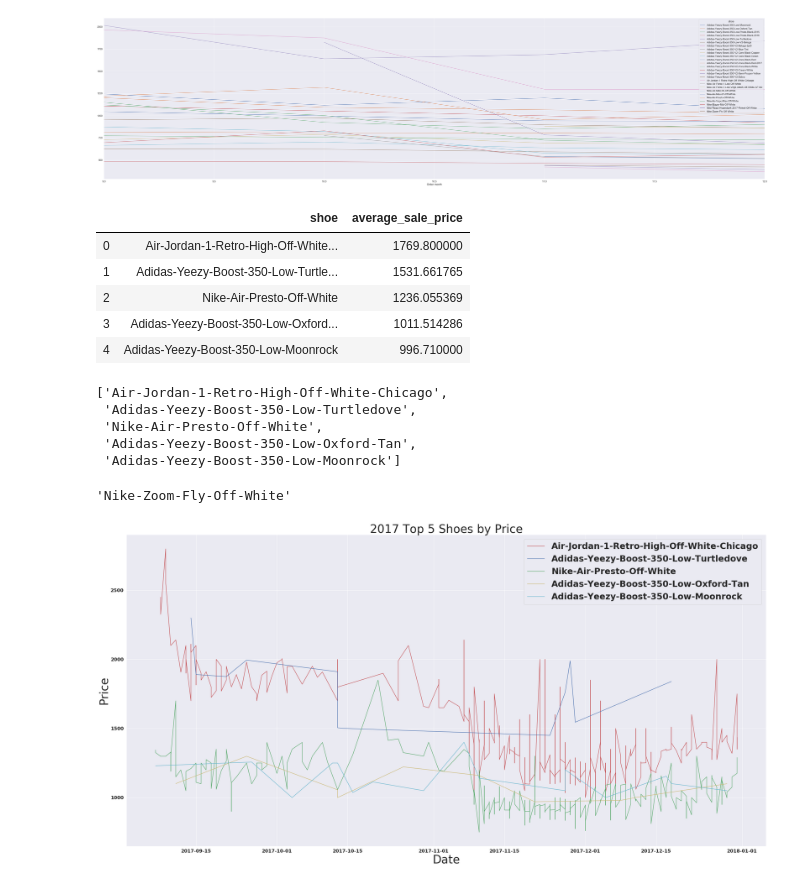
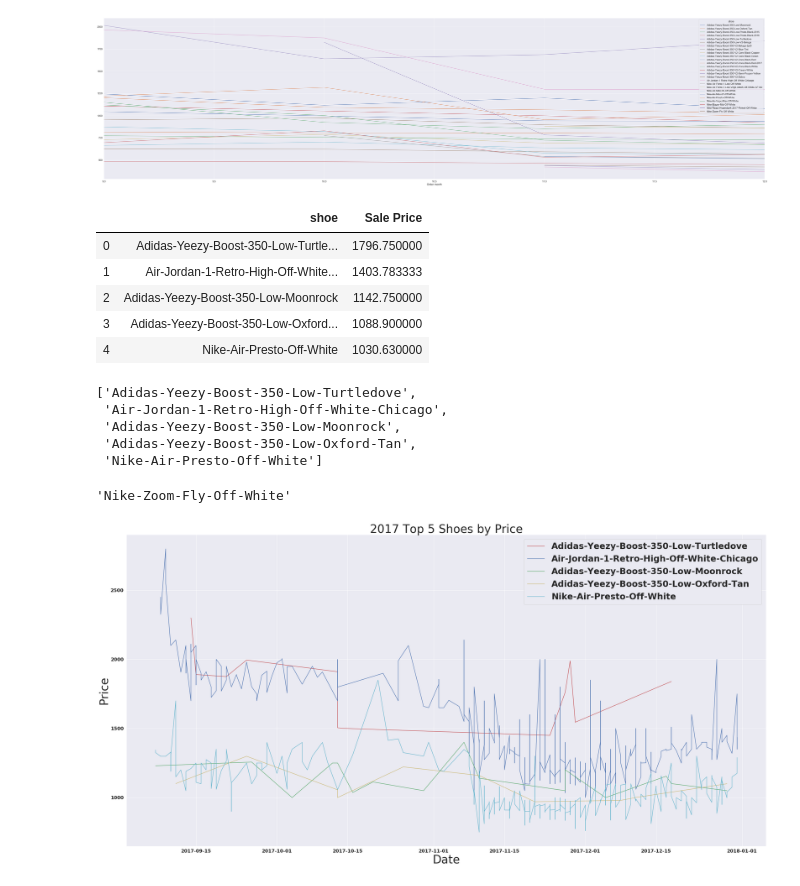
Before and after one commit to brandonmojica/stockx_price_predict, a Jupyter notebook: notebooks/stockx_price_predict.ipynb, the cells around one changed output. Cells and saved outputs as stored; diff of their text form; code cells hidden in the pictures.

```diff
--- a/notebooks/stockx_price_predict.ipynb
+++ b/notebooks/stockx_price_predict.ipynb
@@ -1142,18 +1142,18 @@ stockx_2017.groupby(['Order month','shoe']).mean()['Sale Price'].unstack().plot(
 <matplotlib.axes._subplots.AxesSubplot at 0x...>
 [figure]
 # %%
-top_shoes_sold_average_2017 = stockx_2017.groupby('shoe')['average_sale_price'].max().sort_values(ascending=False)
+top_shoes_sold_average_2017 = stockx_2017.groupby('shoe')['Sale Price'].mean().sort_values(ascending=False)
 # %%
 top_shoes_sold_average_2017_df = top_shoes_sold_average_2017.to_frame().reset_index()
 # %%
 top_shoes_sold_average_2017_df.iloc[0:5]
 # %% [output]
-|  | shoe | average_sale_price |
-| 0 | Air-Jordan-1-Retro-High-Off-White... | 1769.800000 |
-| 1 | Adidas-Yeezy-Boost-350-Low-Turtle... | 1531.661765 |
-| 2 | Nike-Air-Presto-Off-White | 1236.055369 |
-| 3 | Adidas-Yeezy-Boost-350-Low-Oxford... | 1011.514286 |
-| 4 | Adidas-Yeezy-Boost-350-Low-Moonrock | 996.710000 |
+|  | shoe | Sale Price |
+| 0 | Adidas-Yeezy-Boost-350-Low-Turtle... | 1796.750000 |
+| 1 | Air-Jordan-1-Retro-High-Off-White... | 1403.783333 |
+| 2 | Adidas-Yeezy-Boost-350-Low-Moonrock | 1142.750000 |
+| 3 | Adidas-Yeezy-Boost-350-Low-Oxford... | 1088.900000 |
+| 4 | Nike-Air-Presto-Off-White | 1030.630000 |
 # %%
 top_2017_arr = []
 
@@ -1162,11 +1162,11 @@ for i in top_shoes_sold_average_2017_df.iloc[0:5]['shoe']:
 # %%
 top_2017_arr
 # %% [output]
-['Air-Jordan-1-Retro-High-Off-White-Chicago',
- 'Adidas-Yeezy-Boost-350-Low-Turtledove',
- 'Nike-Air-Presto-Off-White',
+['Adidas-Yeezy-Boost-350-Low-Turtledove',
+ 'Air-Jordan-1-Retro-High-Off-White-Chicago',
+ 'Adidas-Yeezy-Boost-350-Low-Moonrock',
  'Adidas-Yeezy-Boost-350-Low-Oxford-Tan',
- 'Adidas-Yeezy-Boost-350-Low-Moonrock']
+ 'Nike-Air-Presto-Off-White']
 # %%
 top_shoes_sold_average_2017
 # %%
@@ -1176,11 +1176,11 @@ shoes_arr = stockx_2017['shoe'].unique()
 # %%
 x = stockx_2017[stockx_2017['shoe'] == 'Adidas-Yeezy-Boost-350-Low-V2-Beluga']
 # %%
-shoe_2017_1 = stockx_2017[stockx_2017['shoe'] == 'Air-Jordan-1-Retro-High-Off-White-Chicago']
-shoe_2017_2 = stockx_2017[stockx_2017['shoe'] == 'Adidas-Yeezy-Boost-350-Low-Turtledove']
-shoe_2017_3 = stockx_2017[stockx_2017['shoe'] == 'Nike-Air-Presto-Off-White']
-shoe_2017_4 = stockx_2017[stockx_2017['shoe'] == 'Adidas-Yeezy-Boost-350-Low-Oxford-Tan']
-shoe_2017_5 = stockx_2017[stockx_2017['shoe'] == 'Adidas-Yeezy-Boost-350-Low-Moonrock']
+shoe_2017_1 = stockx_2017[stockx_2017['shoe'] == top_2017_arr[0]]
+shoe_2017_2 = stockx_2017[stockx_2017['shoe'] == top_2017_arr[1]]
+shoe_2017_3 = stockx_2017[stockx_2017['shoe'] == top_2017_arr[2]]
+shoe_2017_4 = stockx_2017[stockx_2017['shoe'] == top_2017_arr[3]]
+shoe_2017_5 = stockx_2017[stockx_2017['shoe'] == top_2017_arr[4]]
 # %%
 x = shoe_2017_1[['shoe','Sale Price']]
 # %%
@@ -1190,25 +1190,25 @@ stockx_2017['shoe'].max()
 # %%
 fig, ax = plt.subplots(figsize=(40,20))
 
 a = shoe_2017_1['Sale Price']
 b = shoe_2017_2['Sale Price']
 c = shoe_2017_3['Sale Price']
 d = shoe_2017_4['Sale Price']
 e = shoe_2017_5['Sale Price']
 
-plt.plot(a,'r',label="Air-Jordan-1-Retro-High-Off-White-Chicago")
-plt.plot(b,'b', label="Adidas-Yeezy-Boost-350-Low-Turtledove")
-plt.plot(c,'g',label="Nike-Air-Presto-Off-White")
-plt.plot(d,'y',label="Adidas-Yeezy-Boost-350-Low-Oxford-Tan")
-plt.plot(e,'c',label="Adidas-Yeezy-Boost-350-Low-Moonrock")
+plt.plot(a,'r',label=top_2017_arr[0])
+plt.plot(b,'b', label=top_2017_arr[1])
+plt.plot(c,'g',label=top_2017_arr[2])
+plt.plot(d,'y',label=top_2017_arr[3])
+plt.plot(e,'c',label=top_2017_arr[4])
 
 plt.title('2017 Top 5 Shoes by Price',fontsize=40)
 plt.xlabel('Date',fontsize=40)
 plt.ylabel('Price',fontsize=40)
 
 plt.legend(prop={'size': 30})
 
 plt.show()
 # %% [output]
-[figure, old version]
+[figure, new version]
 # %%
```
Also changed, not shown: parts of 14 cells of this notebook, 3 other files.
